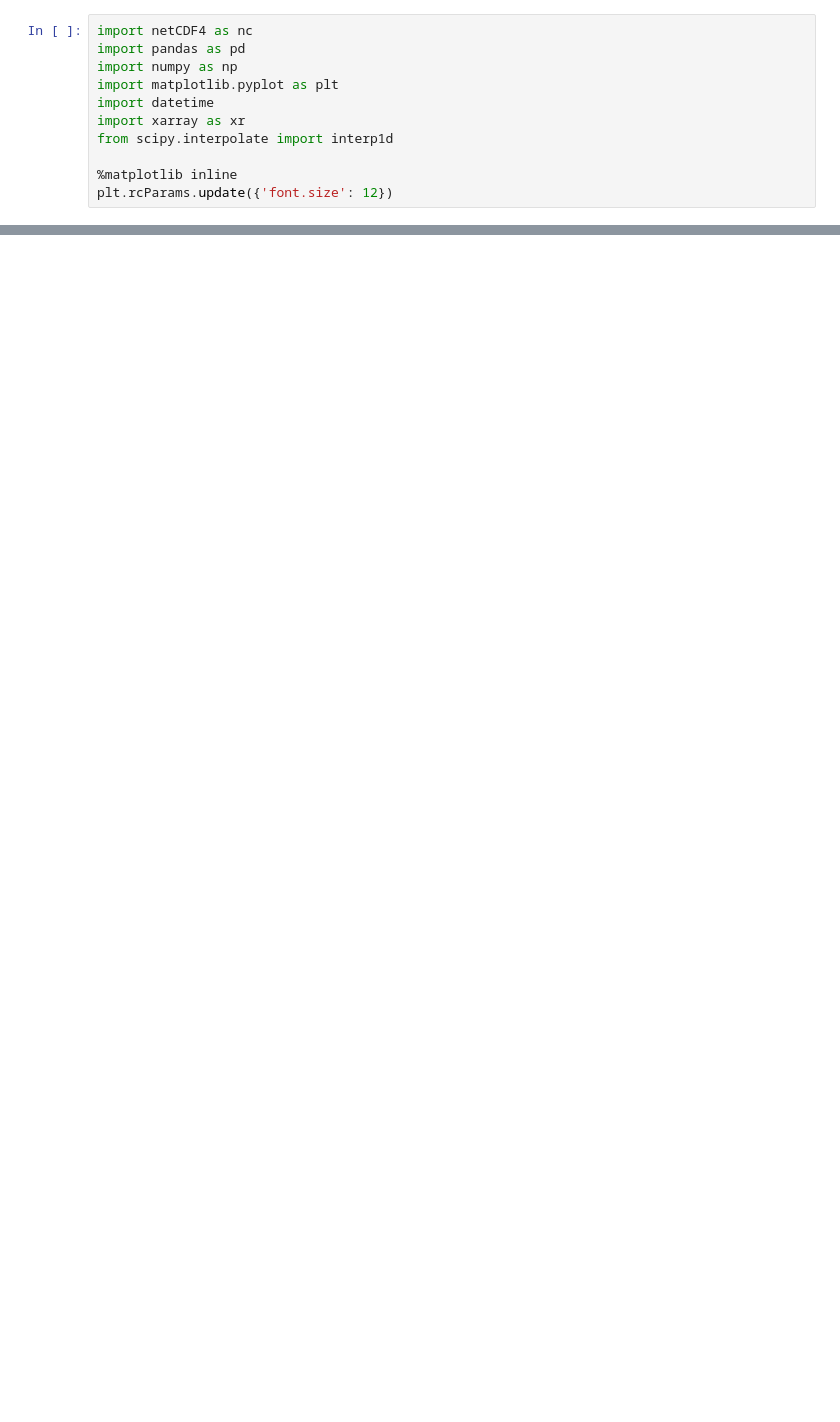
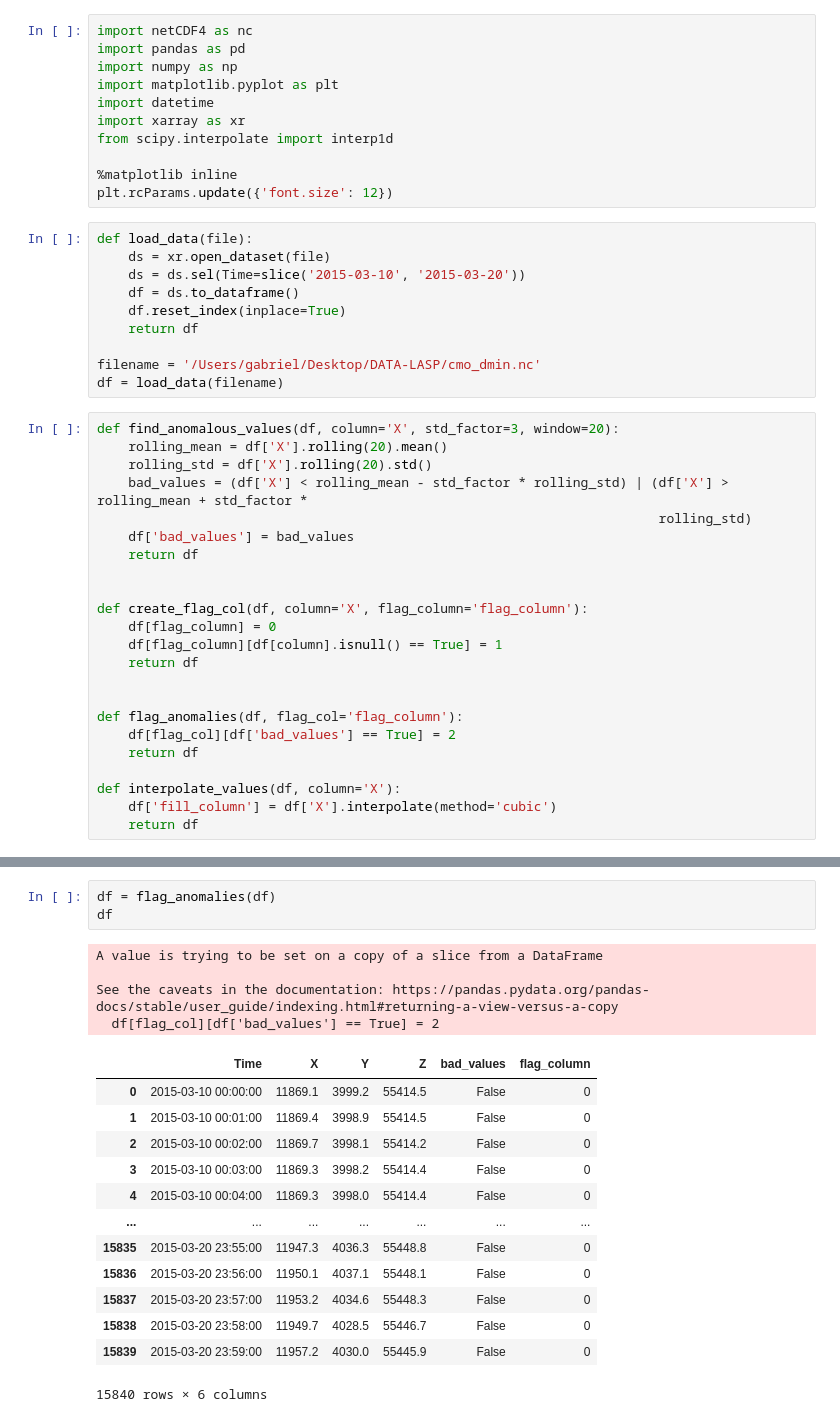
Before and after one commit to GFMoraga/Data-project, a Jupyter notebook: Final_draft.ipynb, the cells around one changed output, grey strips where cells are left out. Cells and saved outputs as stored; diff of their text form; blank space fills up the shorter version.

```diff
--- a/Final_draft.ipynb
+++ b/Final_draft.ipynb
@@ -9,3 +9,36 @@ from scipy.interpolate import interp1d
 
 %matplotlib inline
 plt.rcParams.update({'font.size': 12})
+# %%
+def load_data(file):
+    ds = xr.open_dataset(file)
+    ds = ds.sel(Time=slice('2015-03-10', '2015-03-20'))
+    df = ds.to_dataframe()
+    df.reset_index(inplace=True)
+    return df
+
+filename = '/Users/gabriel/Desktop/DATA-LASP/cmo_dmin.nc'
+df = load_data(filename)
+# %%
+def find_anomalous_values(df, column='X', std_factor=3, window=20):
+    rolling_mean = df['X'].rolling(20).mean()
+    rolling_std = df['X'].rolling(20).std()
+    bad_values = (df['X'] < rolling_mean - std_factor * rolling_std) | (df['X'] > rolling_mean + std_factor *
+                                                                        rolling_std)
+    df['bad_values'] = bad_values
+    return df
+
+
+def create_flag_col(df, column='X', flag_column='flag_column'):
+    df[flag_column] = 0
+    df[flag_column][df[column].isnull() == True] = 1
+    return df
+
+
+def flag_anomalies(df, flag_col='flag_column'):
+    df[flag_col][df['bad_values'] == True] = 2
+    return df
+
+def interpolate_values(df, column='X'):
+    df['fill_column'] = df['X'].interpolate(method='cubic')
+    return df
@@ -102,0 +108,21 @@ simple_plot(df)
+# %%
+df = flag_anomalies(df)
+df
+# %% [output]
+A value is trying to be set on a copy of a slice from a DataFrame
+
+See the caveats in the documentation: https://pandas.pydata.org/pandas-docs/stable/user_guide/indexing.html#returning-a-view-versus-a-copy
+  df[flag_col][df['bad_values'] == True] = 2
+|  | Time | X | Y | Z | bad_values | flag_column |
+| 0 | 2015-03-10 00:00:00 | 11869.1 | 3999.2 | 55414.5 | False | 0 |
+| 1 | 2015-03-10 00:01:00 | 11869.4 | 3998.9 | 55414.5 | False | 0 |
+| 2 | 2015-03-10 00:02:00 | 11869.7 | 3998.1 | 55414.2 | False | 0 |
+| 3 | 2015-03-10 00:03:00 | 11869.3 | 3998.2 | 55414.4 | False | 0 |
+| 4 | 2015-03-10 00:04:00 | 11869.3 | 3998.0 | 55414.4 | False | 0 |
+| ... | ... | ... | ... | ... | ... | ... |
+| 15835 | 2015-03-20 23:55:00 | 11947.3 | 4036.3 | 55448.8 | False | 0 |
+| 15836 | 2015-03-20 23:56:00 | 11950.1 | 4037.1 | 55448.1 | False | 0 |
+| 15837 | 2015-03-20 23:57:00 | 11953.2 | 4034.6 | 55448.3 | False | 0 |
+| 15838 | 2015-03-20 23:58:00 | 11949.7 | 4028.5 | 55446.7 | False | 0 |
+| 15839 | 2015-03-20 23:59:00 | 11957.2 | 4030.0 | 55445.9 | False | 0 |
+15840 rows × 6 columns
```
Also changed, not shown: parts of 11 cells of this notebook.
